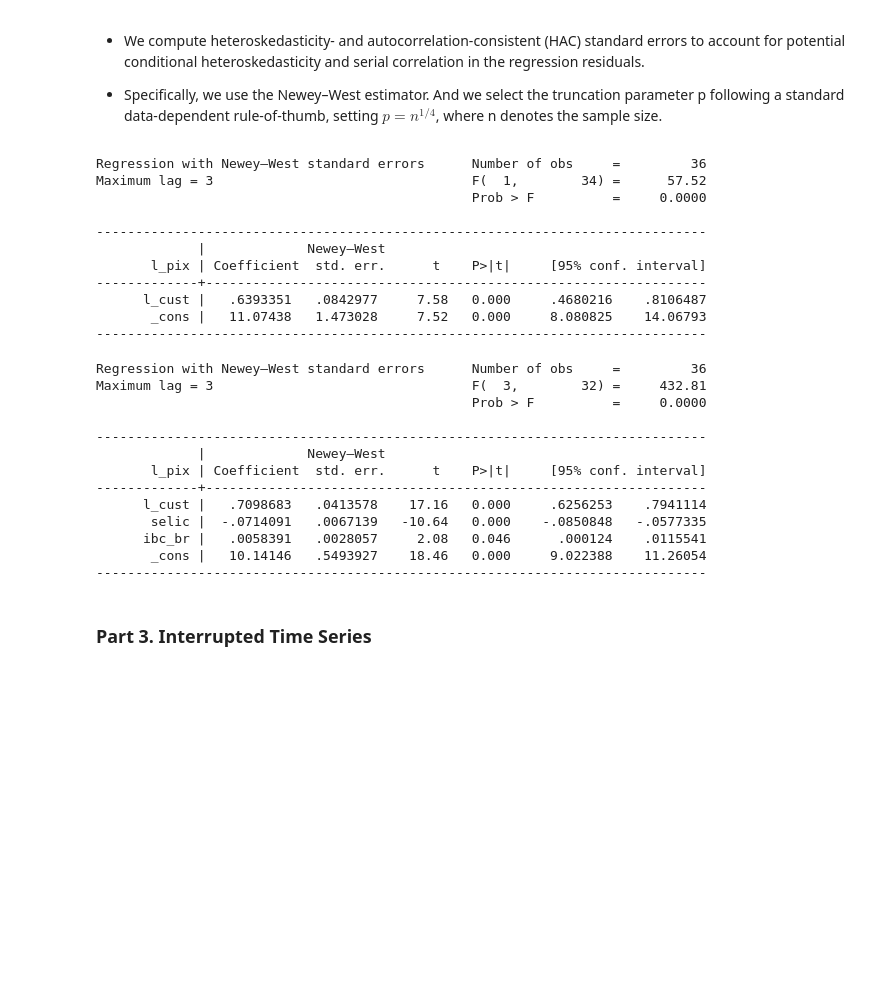
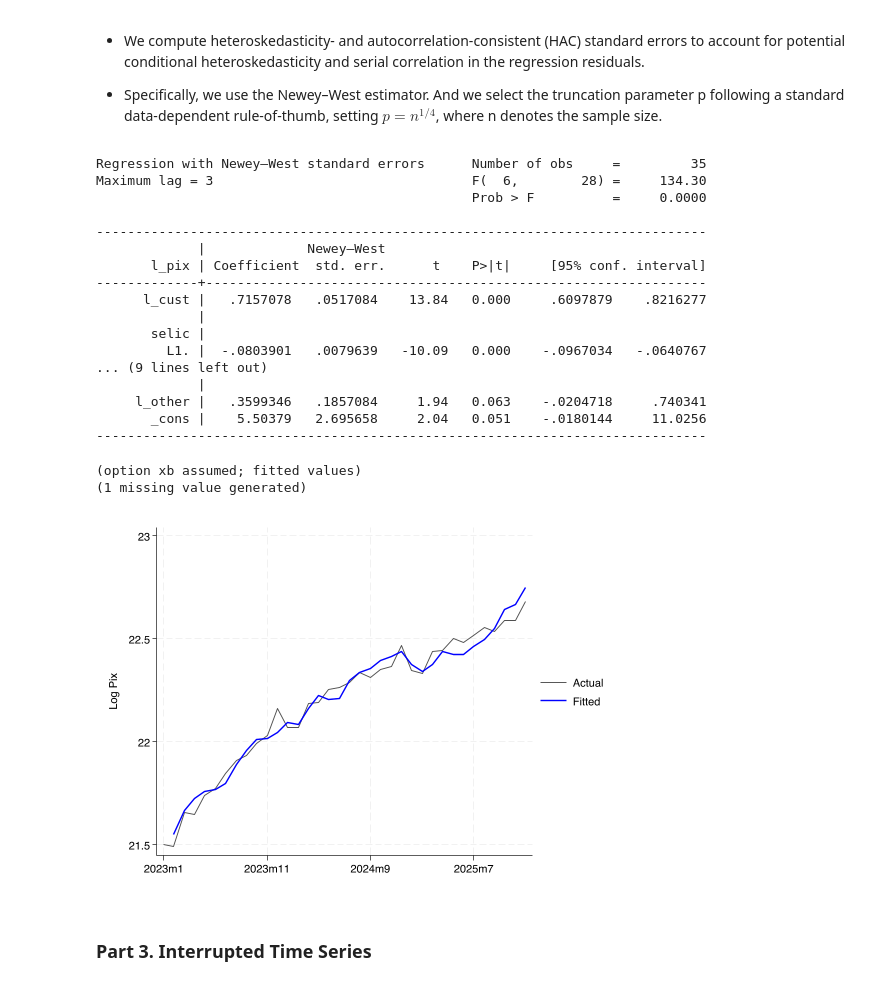
Before and after one commit to LeoXie1023/Brazil_Open_Finance, a Jupyter notebook: Quant Analysis.ipynb, the cells around one changed output. Saved outputs shown, nothing was run; the diff lists cells and outputs as text; code cells hidden in the pictures; blank space fills up the shorter version.

```diff
--- a/Quant Analysis.ipynb
+++ b/Quant Analysis.ipynb
@@ -88,36 +71,40 @@ twoway ///
 - We compute heteroskedasticity- and autocorrelation-consistent (HAC) standard errors to account for potential conditional heteroskedasticity and serial correlation in the regression residuals. <br>
 
 - Specifically, we use the Newey–West estimator. And we select the truncation parameter p following a standard data-dependent rule-of-thumb, setting $p = n^{1/4}$, where n denotes the sample size.
-# %%
-newey l_pix l_cust, lag(3)
-# %% [output]
-Regression with Newey–West standard errors      Number of obs     =         36
-Maximum lag = 3                                 F(  1,        34) =      57.52
-                                                Prob > F          =     0.0000
-
-------------------------------------------------------------------------------
-             |             Newey–West
-       l_pix | Coefficient  std. err.      t    P>|t|     [95% conf. interval]
--------------+----------------------------------------------------------------
-      l_cust |   .6393351   .0842977     7.58   0.000     .4680216    .8106487
-       _cons |   11.07438   1.473028     7.52   0.000     8.080825    14.06793
-------------------------------------------------------------------------------
 # %%
-newey l_pix l_cust selic ibc_br, lag(3)
+newey l_pix l_cust l.selic l.ibc_br l.ipca l.fx l_other, lag(3)
 # %% [output]
-Regression with Newey–West standard errors      Number of obs     =         36
-Maximum lag = 3                                 F(  3,        32) =     432.81
+Regression with Newey–West standard errors      Number of obs     =         35
+Maximum lag = 3                                 F(  6,        28) =     134.30
                                                 Prob > F          =     0.0000
 
 ------------------------------------------------------------------------------
              |             Newey–West
        l_pix | Coefficient  std. err.      t    P>|t|     [95% conf. interval]
 -------------+----------------------------------------------------------------
-      l_cust |   .7098683   .0413578    17.16   0.000     .6256253    .7941114
-       selic |  -.0714091   .0067139   -10.64   0.000    -.0850848   -.0577335
-      ibc_br |   .0058391   .0028057     2.08   0.046      .000124    .0115541
-       _cons |   10.14146   .5493927    18.46   0.000     9.022388    11.26054
+      l_cust |   .7157078   .0517084    13.84   0.000     .6097879    .8216277
+             |
+       selic |
+         L1. |  -.0803901   .0079639   -10.09   0.000    -.0967034   -.0640767
+... (9 lines left out)
+             |
+     l_other |   .3599346   .1857084     1.94   0.063    -.0204718     .740341
+       _cons |    5.50379   2.695658     2.04   0.051    -.0180144     11.0256
 ------------------------------------------------------------------------------
+# %%
+predict l_pix_hat
+# %% [output]
+(option xb assumed; fitted values)
+(1 missing value generated)
+# %%
+twoway ///
+    (line l_pix mdate, sort lcolor(gs5)) ///
+    (line l_pix_hat mdate, sort lcolor(blue) lwidth(medthick)), ///
+    legend(order(1 "Actual" 2 "Fitted")) ///
+    xtitle("") ytitle("Log Pix") ///
+    xlabel(`=tm(2023m1)'(10)`=tm(2025m12)', format(%tm))
+# %% [output]
+[figure, added]
 # %% [markdown]
 ### Part 3. Interrupted Time Series
 # %%
```
Also changed, not shown: parts of 18 cells of this notebook, 1 other file.
